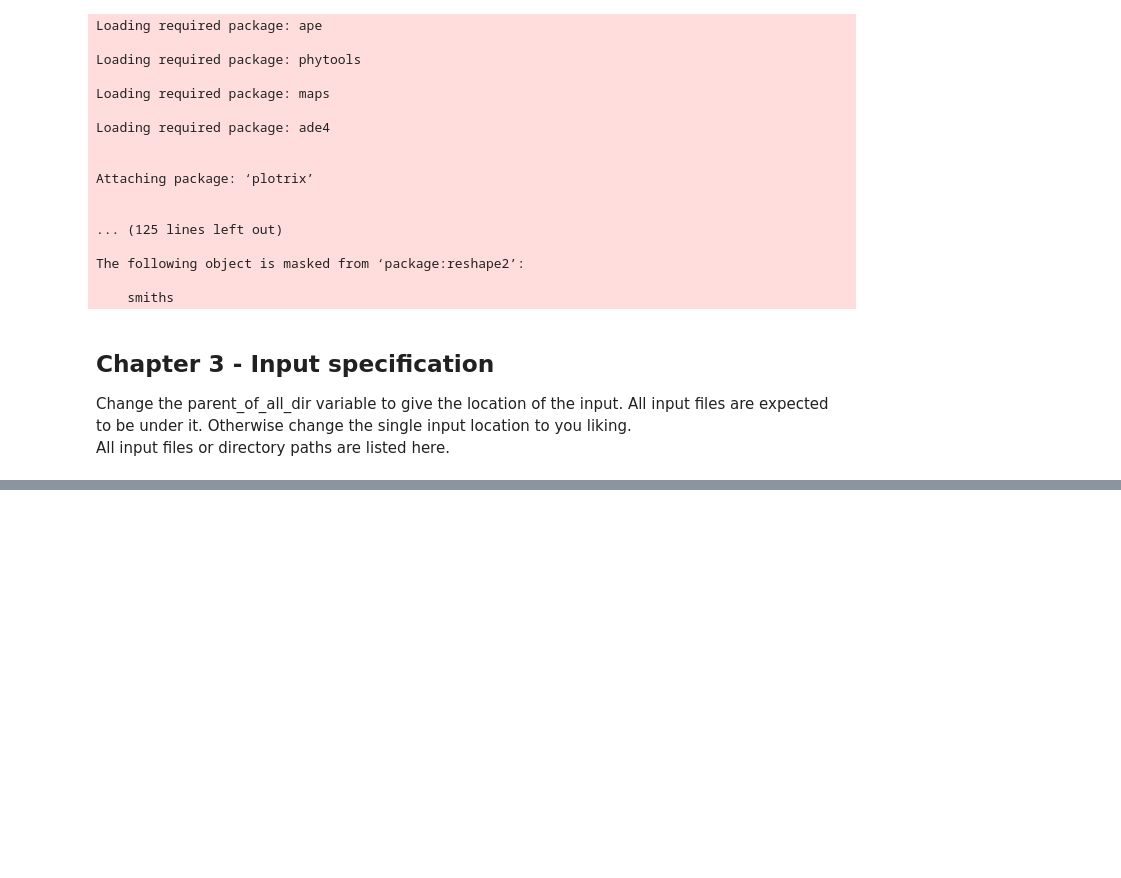
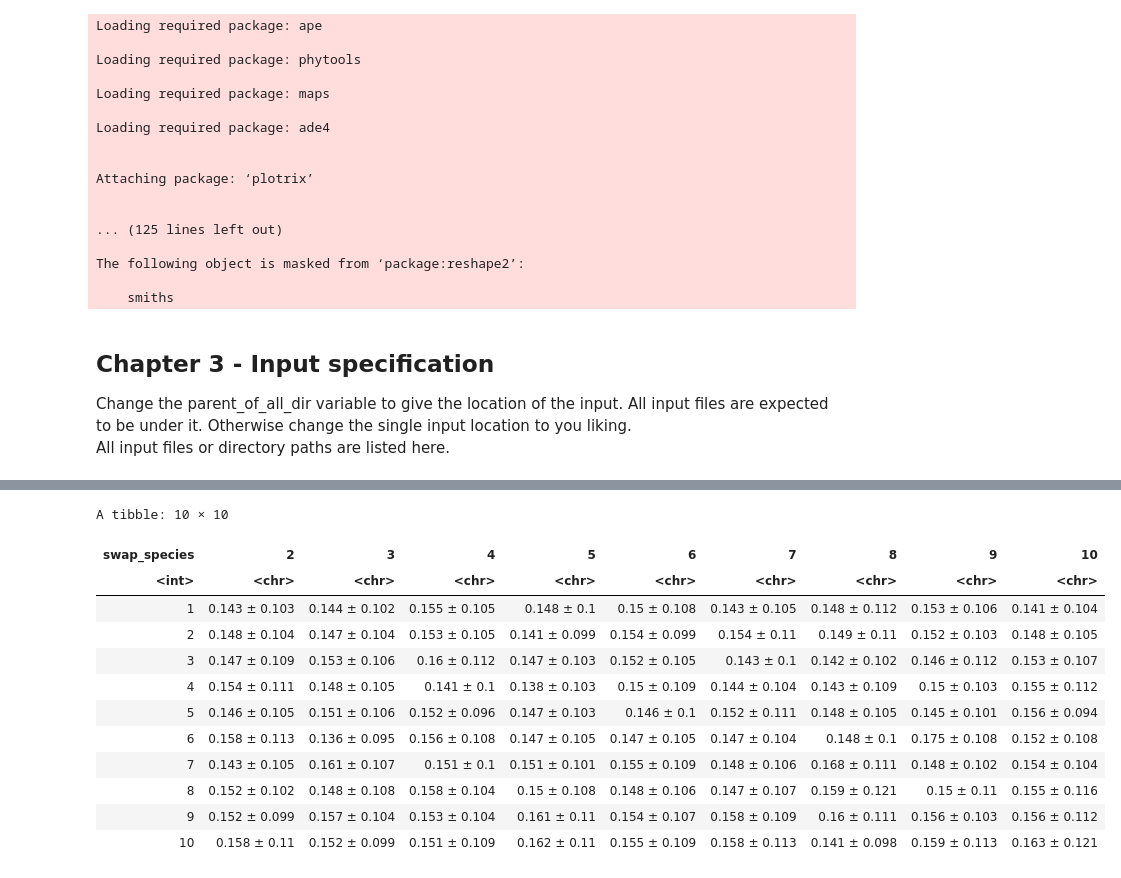
Before and after one commit to alessiovignoli/paralogs-nf, a Jupyter notebook: analysis/swapped_data.ipynb, the cells around one changed output, grey strips where cells are left out. Cells and saved outputs as stored; diff of their text form; code cells hidden in the pictures; blank space fills up the shorter version.

```diff
--- a/analysis/swapped_data.ipynb
+++ b/analysis/swapped_data.ipynb
@@ -264,0 +389,41 @@ for (run in run_dirs) {
+# %%
+# group 5, ME + SM
+
+# read the table compiled in chapter 4. So this cell does not depend on that one to run, it just needs the table file.
+df_new = read.table("tables/RF_swapped_set_all_methods_vs_reference.tsv", header=T)
+
+# filter the above table to retain only rf values associated with trees coming from group 1 and method ME + SM
+df_group5_ME_SM = df_new  %>%
+  filter(group == "group5_11th", method == "SM_ME")
+
+# Group by the swap_species and swap_seq per swap combination and calculate mean rf_val and sd
+df_group5_ME_SM_processed = df_group5_ME_SM %>%
+    group_by(swap_species, swap_seq) %>%
+    summarise(
+        mean_rf = round(mean(rf_val), 3),
+        sd_rf = round(sd(rf_val), 3),
+        .groups = "drop"
+    ) %>%
+    # Combine mean and sd into one string
+    mutate(mean_sd = paste0(mean_rf, " ± ", sd_rf)) %>%
+    select(swap_species, swap_seq, mean_sd) %>%
+    # Create a wide format 10x10 matrix/table
+    pivot_wider(names_from = swap_seq, values_from = mean_sd, values_fill = NA) %>%
+    # Arrange rows in order
+    arrange(swap_species)
+
+df_group5_ME_SM_processed
+# %% [output]
+A tibble: 10 × 10
+| swap_species | 2 | 3 | 4 | 5 | 6 | 7 | 8 | 9 | 10 |
+| <int> | <chr> | <chr> | <chr> | <chr> | <chr> | <chr> | <chr> | <chr> | <chr> |
+| 1 | 0.143 ± 0.103 | 0.144 ± 0.102 | 0.155 ± 0.105 | 0.148 ± 0.1 | 0.15 ± 0.108 | 0.143 ± 0.105 | 0.148 ± 0.112 | 0.153 ± 0.106 | 0.141 ± 0.104 |
+| 2 | 0.148 ± 0.104 | 0.147 ± 0.104 | 0.153 ± 0.105 | 0.141 ± 0.099 | 0.154 ± 0.099 | 0.154 ± 0.11 | 0.149 ± 0.11 | 0.152 ± 0.103 | 0.148 ± 0.105 |
+| 3 | 0.147 ± 0.109 | 0.153 ± 0.106 | 0.16 ± 0.112 | 0.147 ± 0.103 | 0.152 ± 0.105 | 0.143 ± 0.1 | 0.142 ± 0.102 | 0.146 ± 0.112 | 0.153 ± 0.107 |
+| 4 | 0.154 ± 0.111 | 0.148 ± 0.105 | 0.141 ± 0.1 | 0.138 ± 0.103 | 0.15 ± 0.109 | 0.144 ± 0.104 | 0.143 ± 0.109 | 0.15 ± 0.103 | 0.155 ± 0.112 |
+| 5 | 0.146 ± 0.105 | 0.151 ± 0.106 | 0.152 ± 0.096 | 0.147 ± 0.103 | 0.146 ± 0.1 | 0.152 ± 0.111 | 0.148 ± 0.105 | 0.145 ± 0.101 | 0.156 ± 0.094 |
+| 6 | 0.158 ± 0.113 | 0.136 ± 0.095 | 0.156 ± 0.108 | 0.147 ± 0.105 | 0.147 ± 0.105 | 0.147 ± 0.104 | 0.148 ± 0.1 | 0.175 ± 0.108 | 0.152 ± 0.108 |
+| 7 | 0.143 ± 0.105 | 0.161 ± 0.107 | 0.151 ± 0.1 | 0.151 ± 0.101 | 0.155 ± 0.109 | 0.148 ± 0.106 | 0.168 ± 0.111 | 0.148 ± 0.102 | 0.154 ± 0.104 |
+| 8 | 0.152 ± 0.102 | 0.148 ± 0.108 | 0.158 ± 0.104 | 0.15 ± 0.108 | 0.148 ± 0.106 | 0.147 ± 0.107 | 0.159 ± 0.121 | 0.15 ± 0.11 | 0.155 ± 0.116 |
+| 9 | 0.152 ± 0.099 | 0.157 ± 0.104 | 0.153 ± 0.104 | 0.161 ± 0.11 | 0.154 ± 0.107 | 0.158 ± 0.109 | 0.16 ± 0.111 | 0.156 ± 0.103 | 0.156 ± 0.112 |
+| 10 | 0.158 ± 0.11 | 0.152 ± 0.099 | 0.151 ± 0.109 | 0.162 ± 0.11 | 0.155 ± 0.109 | 0.158 ± 0.113 | 0.141 ± 0.098 | 0.159 ± 0.113 | 0.163 ± 0.121 |
```
Also changed, not shown: parts of 9 cells of this notebook, 1 other file.
